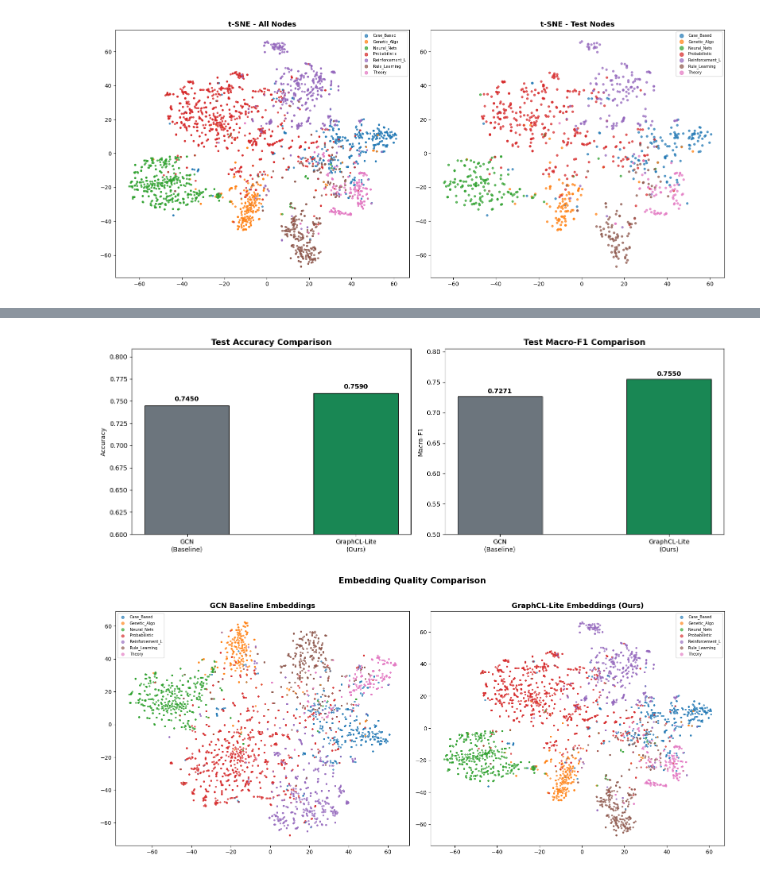
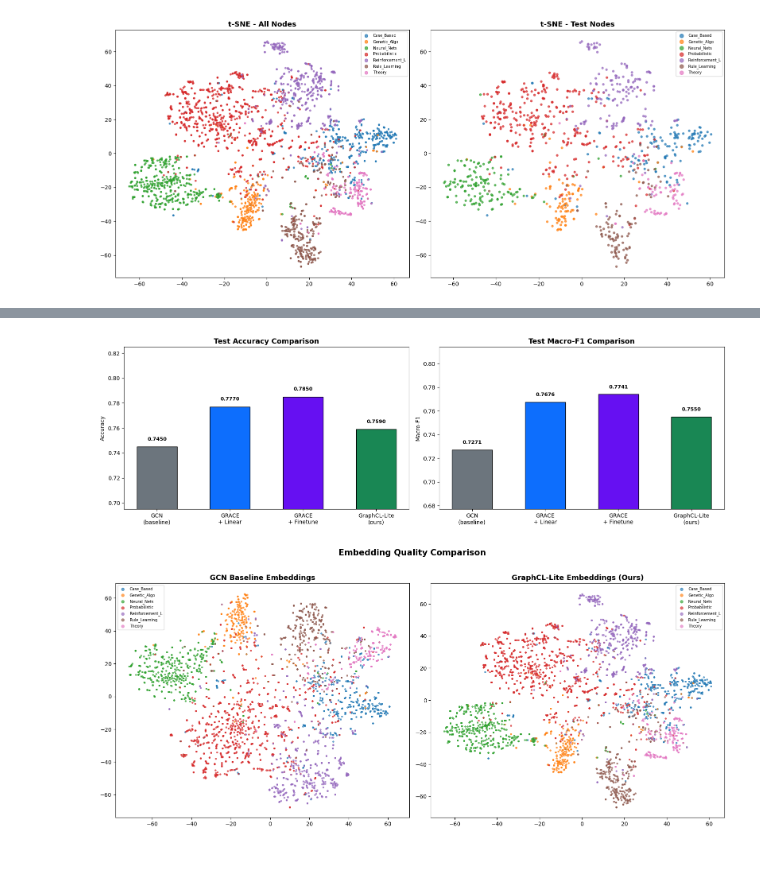
Before and after one commit to Gagann-09/GraphCL-Lite, a Jupyter notebook: GraphCL_Lite_GNN_MiniProject.ipynb, the cells around one changed output, grey strips where cells are left out. Cells and saved outputs as stored; diff of their text form; code cells hidden in the pictures.

Commit message:
Enhance GRACE evaluation with Linear and Finetune baselines

```diff
--- a/GraphCL_Lite_GNN_MiniProject.ipynb
+++ b/GraphCL_Lite_GNN_MiniProject.ipynb
@@ -586,29 +688,29 @@ Improvement: +1.40 percentage points
 # %%
-fig, axes = plt.subplots(1, 2, figsize=(14, 5))
+fig, axes = plt.subplots(1, 2, figsize=(16, 5))
 
-# Accuracy comparison
-methods = ["GCN\n(Baseline)", "GraphCL-Lite\n(Ours)"]
-accs = [base_acc, test_acc]
-f1s  = [base_f1, test_f1]
-bar_colors = ["#6c757d", "#198754"]
+method_names = list(results.keys())
+accs = [results[m][0] for m in method_names]
+f1s  = [results[m][1] for m in method_names]
+bar_colors = ["#6c757d", "#0d6efd", "#6610f2", "#198754"]
+labels = [m.replace(" ", "\n", 1) for m in method_names]
 
-axes[0].bar(methods, accs, color=bar_colors, edgecolor="k", width=0.5)
+axes[0].bar(labels, accs, color=bar_colors, edgecolor="k", width=0.55)
 axes[0].set_title("Test Accuracy Comparison", fontweight="bold", fontsize=13)
 axes[0].set_ylabel("Accuracy")
-axes[0].set_ylim(0.6, max(accs) + 0.05)
+axes[0].set_ylim(min(accs) - 0.05, max(accs) + 0.04)
 for i, v in enumerate(accs):
-    axes[0].text(i, v + 0.005, f"{v:.4f}", ha="center", fontweight="bold")
+    axes[0].text(i, v + 0.005, f"{v:.4f}", ha="center", fontweight="bold", fontsize=9)
 
-axes[1].bar(methods, f1s, color=bar_colors, edgecolor="k", width=0.5)
+axes[1].bar(labels, f1s, color=bar_colors, edgecolor="k", width=0.55)
 axes[1].set_title("Test Macro-F1 Comparison", fontweight="bold", fontsize=13)
 axes[1].set_ylabel("Macro-F1")
-axes[1].set_ylim(0.5, max(f1s) + 0.05)
+axes[1].set_ylim(min(f1s) - 0.05, max(f1s) + 0.04)
 for i, v in enumerate(f1s):
-    axes[1].text(i, v + 0.005, f"{v:.4f}", ha="center", fontweight="bold")
+    axes[1].text(i, v + 0.005, f"{v:.4f}", ha="center", fontweight="bold", fontsize=9)
 
 plt.tight_layout(); plt.show(); plt.close()
 # %% [output]
-[figure, old version]
+[figure, new version]
 # %%
 # t-SNE for baseline embeddings
 set_seed()
```
Also changed, not shown: parts of 12 cells of this notebook, 1 other file.
